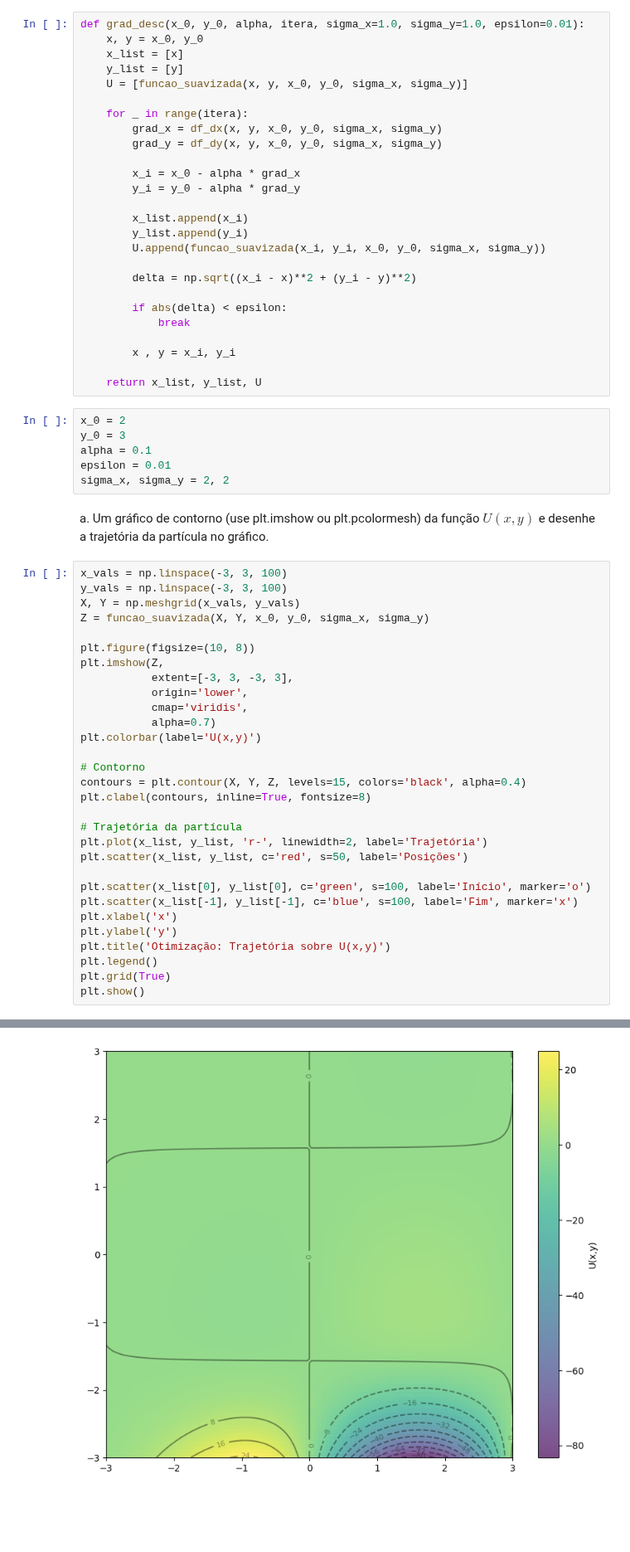
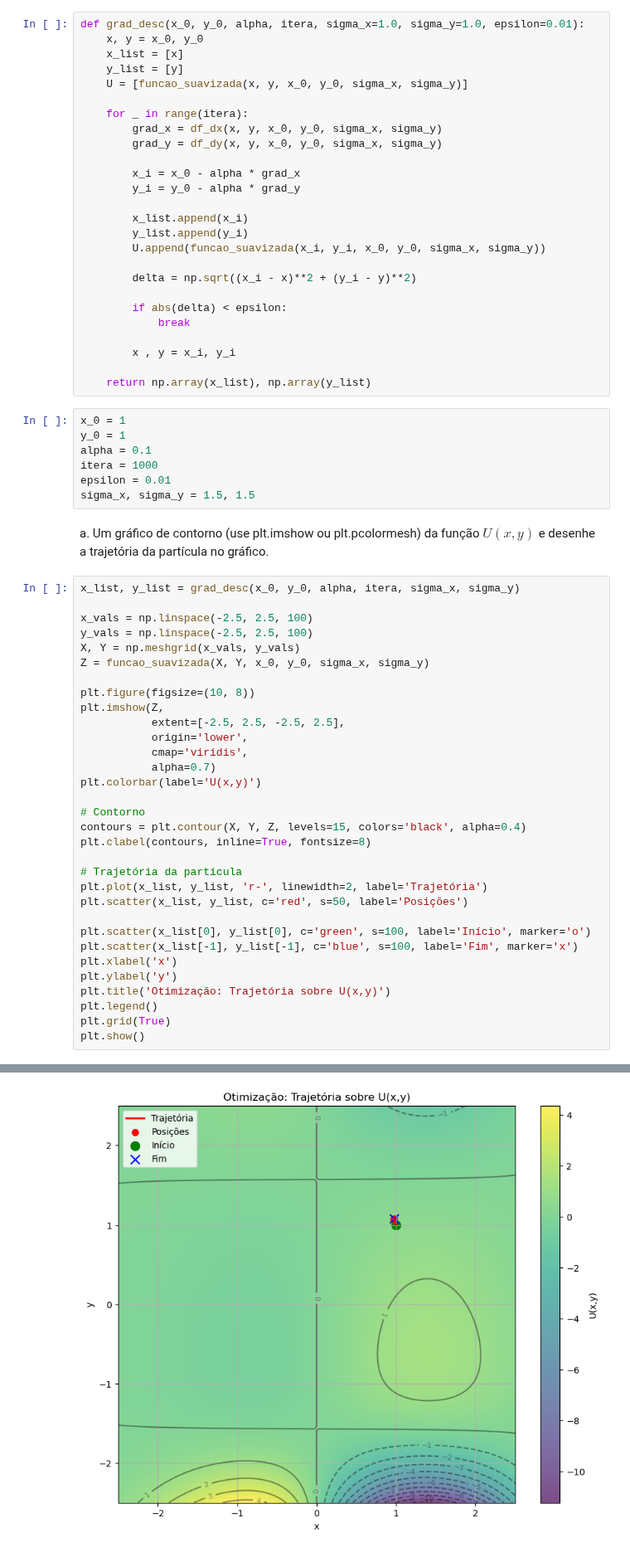
Before and after one commit to brunamendesfis/Computational_Physics, a Jupyter notebook: Redes_Neurais/Atividades/Exercício_04.ipynb, the cells around one changed output, grey strips where cells are left out. Shown at 83% size. Cells and saved outputs as stored; diff of their text form; blank space fills up the shorter version.

```diff
--- a/Redes_Neurais/Atividades/Exercício_04.ipynb
+++ b/Redes_Neurais/Atividades/Exercício_04.ipynb
@@ -56,24 +56,27 @@ def grad_desc(x_0, y_0, alpha, itera, sigma_x=1.0, sigma_y=1.0, epsilon=0.01):
 
         x , y = x_i, y_i
 
-    return x_list, y_list, U
+    return np.array(x_list), np.array(y_list)
 # %%
-x_0 = 2
-y_0 = 3
+x_0 = 1
+y_0 = 1
 alpha = 0.1
+itera = 1000
 epsilon = 0.01
-sigma_x, sigma_y = 2, 2
+sigma_x, sigma_y = 1.5, 1.5
 # %% [markdown]
 a. Um gráfico de contorno (use plt.imshow ou plt.pcolormesh) da função $U(x,y)$ e desenhe a trajetória da partícula no gráfico.
 # %%
-x_vals = np.linspace(-3, 3, 100)
-y_vals = np.linspace(-3, 3, 100)
+x_list, y_list = grad_desc(x_0, y_0, alpha, itera, sigma_x, sigma_y)
+
+x_vals = np.linspace(-2.5, 2.5, 100)
+y_vals = np.linspace(-2.5, 2.5, 100)
 X, Y = np.meshgrid(x_vals, y_vals)
 Z = funcao_suavizada(X, Y, x_0, y_0, sigma_x, sigma_y)
 
 plt.figure(figsize=(10, 8))
 plt.imshow(Z,
-           extent=[-3, 3, -3, 3],
+           extent=[-2.5, 2.5, -2.5, 2.5],
            origin='lower',
            cmap='viridis',
            alpha=0.7)
@@ -100 +102 @@ NameError: name 'x_list' is not defined
-[figure, old version]
+[figure, new version]
```
Also changed, not shown: parts of 4 cells of this notebook.
